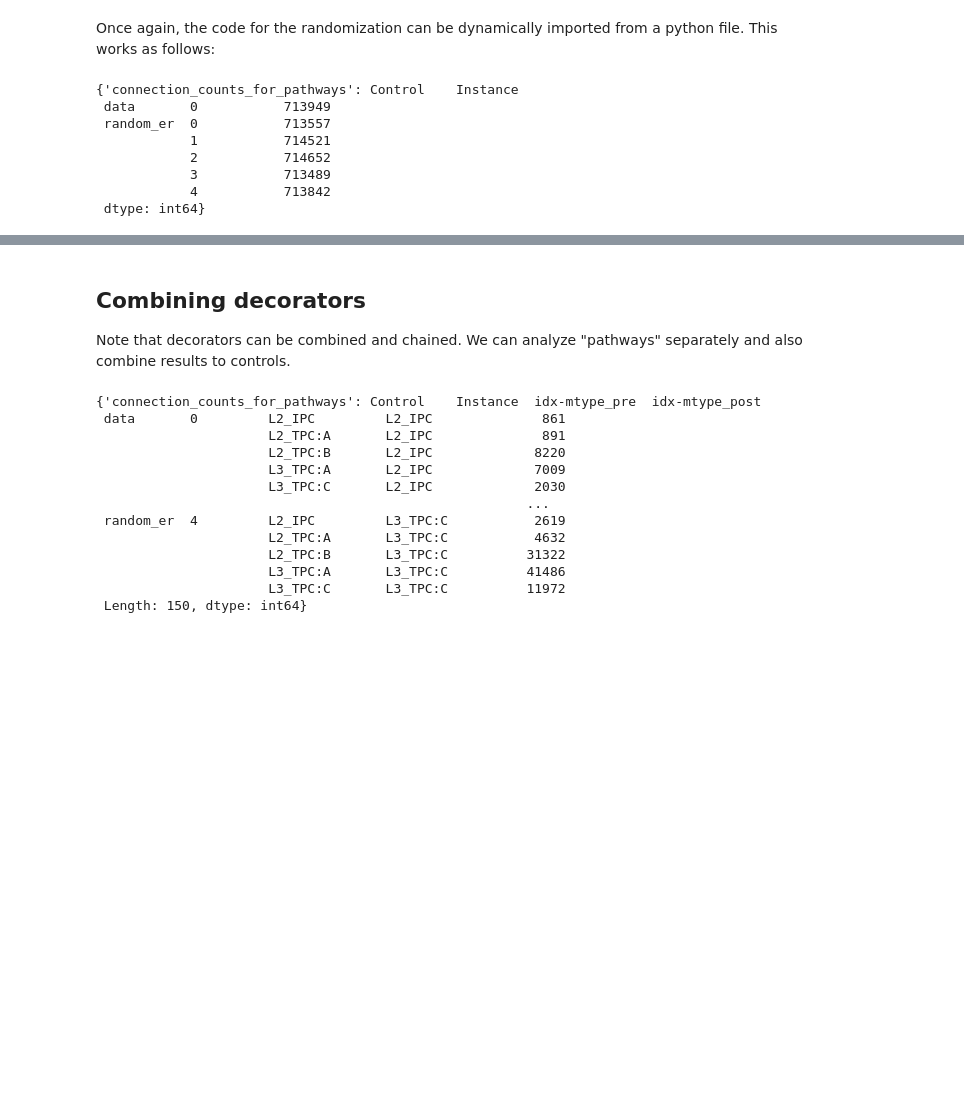
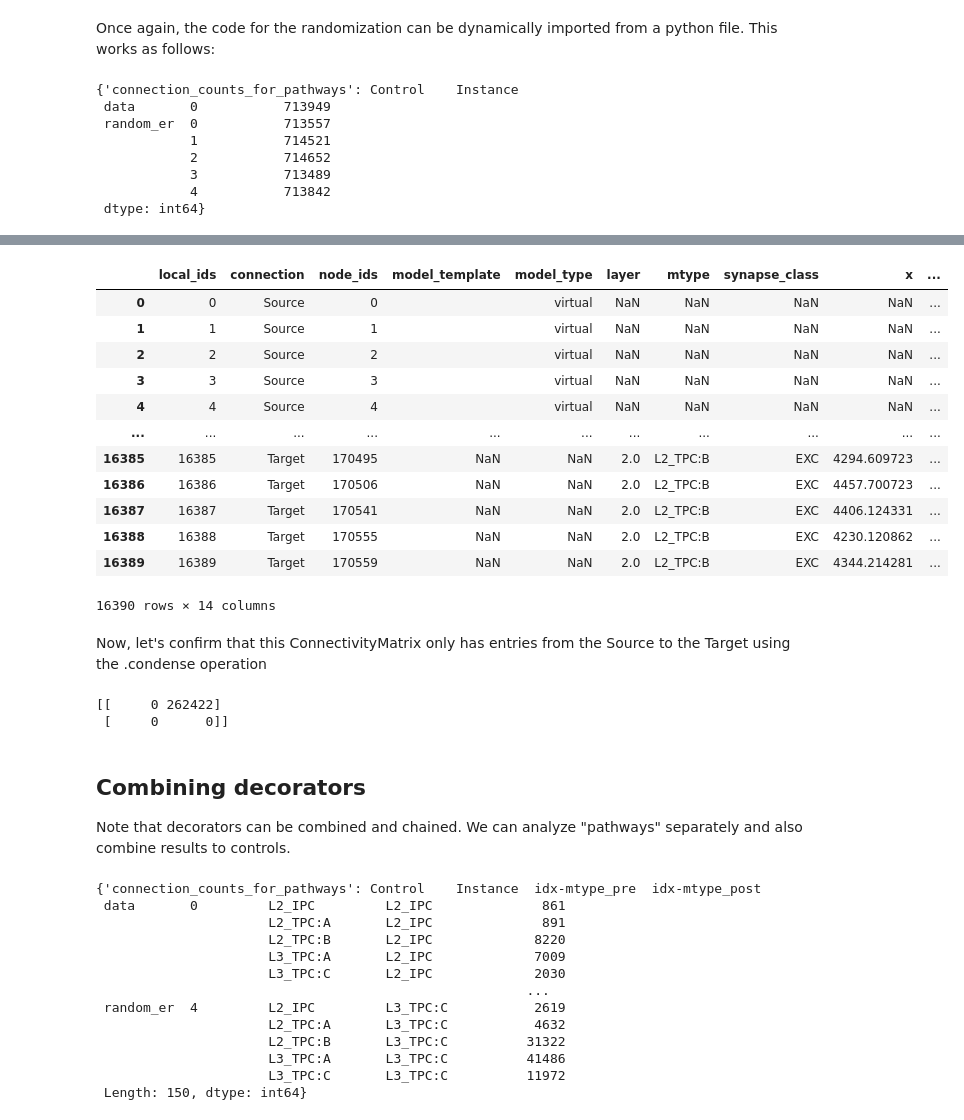
Before and after one commit to BlueBrain/ConnectomeUtilities, a Jupyter notebook: examples/Examples 1 and 2 - Analyzing pathways and controls.ipynb, the cells around one changed output, grey strips where cells are left out. Drawn from its saved outputs; the diff is of its cells as text; code cells hidden in the pictures; blank space fills up the shorter version.

Commit message:
Updated example to feature more functionality

```diff
--- a/examples/Examples 1 and 2 - Analyzing pathways and controls.ipynb
+++ b/examples/Examples 1 and 2 - Analyzing pathways and controls.ipynb
@@ -28,7 +28,6 @@ load_cfg = {
             }
         ],
         "base_target": "hex_O1",
-        "node_population": "S1nonbarrel_neurons"
     },
     "filtering":[
         {
@@ -56,10 +55,10 @@ fn_con_mat = "./data/L23_EXC_sampled_cmat.h5"
 population = 'S1nonbarrel_neurons__S1nonbarrel_neurons__chemical'
 
 # Since you may not have access to the Sonata circuit this example is based on, we provide the result also in hdf5
-if os.path.exists(fn_con_mat):
+if os.path.exists(fn_con_mat) and False:
     cmat = conntility.ConnectivityMatrix.from_h5(fn_con_mat)
 else:
     circ = snap.Circuit(fn_circ)
-    cmat = conntility.ConnectivityMatrix.from_bluepy(circ, load_config=load_cfg, population=population,
+    cmat = conntility.ConnectivityMatrix.from_bluepy(circ, load_config=load_cfg,
                                                     connectome="S1nonbarrel_neurons__S1nonbarrel_neurons__chemical")
     cmat.to_h5(fn_con_mat)
@@ -65,0 +69,12 @@ else:
+# %%
+from conntility.circuit_models.sonata_helpers import local_connectomes_for
+
+load_cfg["loading"]["node_population"] = "S1nonbarrel_neurons"
+
+# This function is used to guess a connectome to load. It will load the first one from the list
+print(local_connectomes_for(circ, load_cfg["loading"]["node_population"]))
+
+# This connection matrix will be the same as above
+cmat_cmp = conntility.ConnectivityMatrix.from_bluepy(circ, load_config=load_cfg)
+
+assert cmat_cmp.matrix.nnz == cmat.matrix.nnz
@@ -439,0 +463,5 @@ cmat.analyze(analysis_specs)
+# %%
+# Note: Empty dict as load_config for the source population means loading all available properties
+# and no filtering
+cmat_between = conntility.ConnectivityMatrix.from_bluepy(circ, connectome='POm__S1nonbarrel_neurons__chemical',
+                                                        load_config={"source": {}, "target": load_cfg})
@@ -440,3 +470,29 @@ cmat.analyze(analysis_specs)
+# %%
+display(cmat_between.vertices)
+# %% [output]
+|  | local_ids | connection | node_ids | model_template | model_type | layer | mtype | synapse_class | x | ... |
+| 0 | 0 | Source | 0 |  | virtual | NaN | NaN | NaN | NaN | ... |
+| 1 | 1 | Source | 1 |  | virtual | NaN | NaN | NaN | NaN | ... |
+| 2 | 2 | Source | 2 |  | virtual | NaN | NaN | NaN | NaN | ... |
+| 3 | 3 | Source | 3 |  | virtual | NaN | NaN | NaN | NaN | ... |
+| 4 | 4 | Source | 4 |  | virtual | NaN | NaN | NaN | NaN | ... |
+| ... | ... | ... | ... | ... | ... | ... | ... | ... | ... | ... |
+| 16385 | 16385 | Target | 170495 | NaN | NaN | 2.0 | L2_TPC:B | EXC | 4294.609723 | ... |
+| 16386 | 16386 | Target | 170506 | NaN | NaN | 2.0 | L2_TPC:B | EXC | 4457.700723 | ... |
+| 16387 | 16387 | Target | 170541 | NaN | NaN | 2.0 | L2_TPC:B | EXC | 4406.124331 | ... |
+| 16388 | 16388 | Target | 170555 | NaN | NaN | 2.0 | L2_TPC:B | EXC | 4230.120862 | ... |
+| 16389 | 16389 | Target | 170559 | NaN | NaN | 2.0 | L2_TPC:B | EXC | 4344.214281 | ... |
+16390 rows × 14 columns
+# %% [markdown]
+Now, let's confirm that this ConnectivityMatrix only has entries from the Source to the Target using the .condense operation
+# %%
+condensed = cmat_between.condense("connection")  # Can condense according to any property
+
+# Only nonzero top right
+print(condensed.array)
+# %% [output]
+[[     0 262422]
+ [     0      0]]
 # %% [markdown]
 ## Combining decorators
 
```
Also changed, not shown: parts of 5 cells of this notebook.
